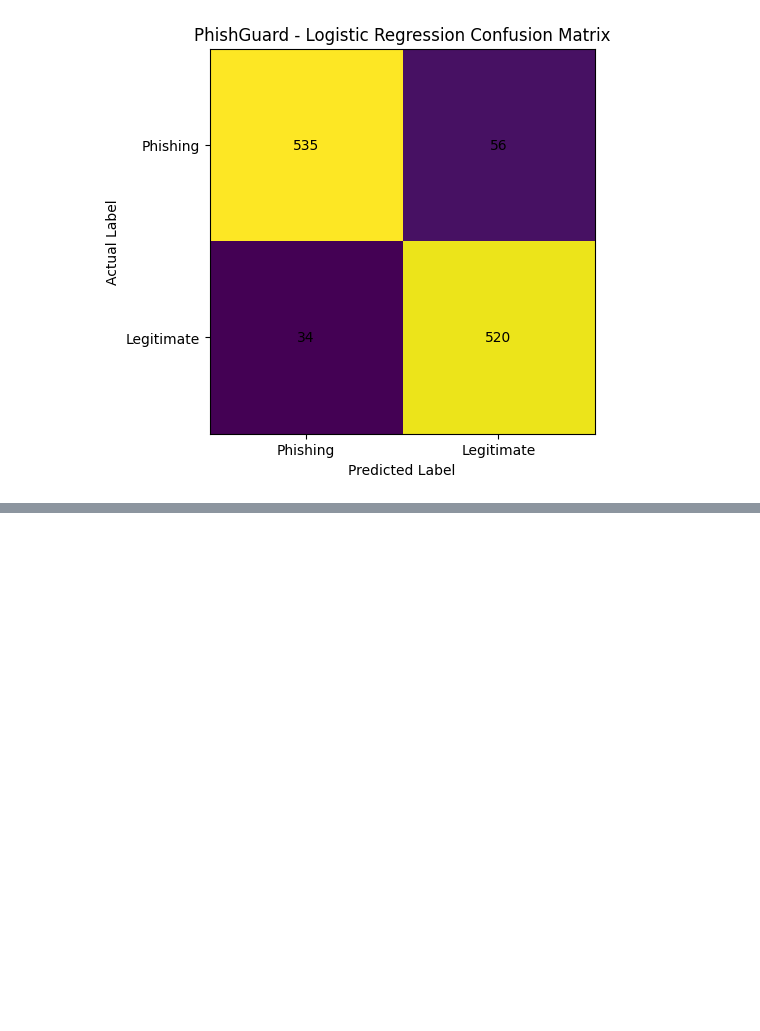
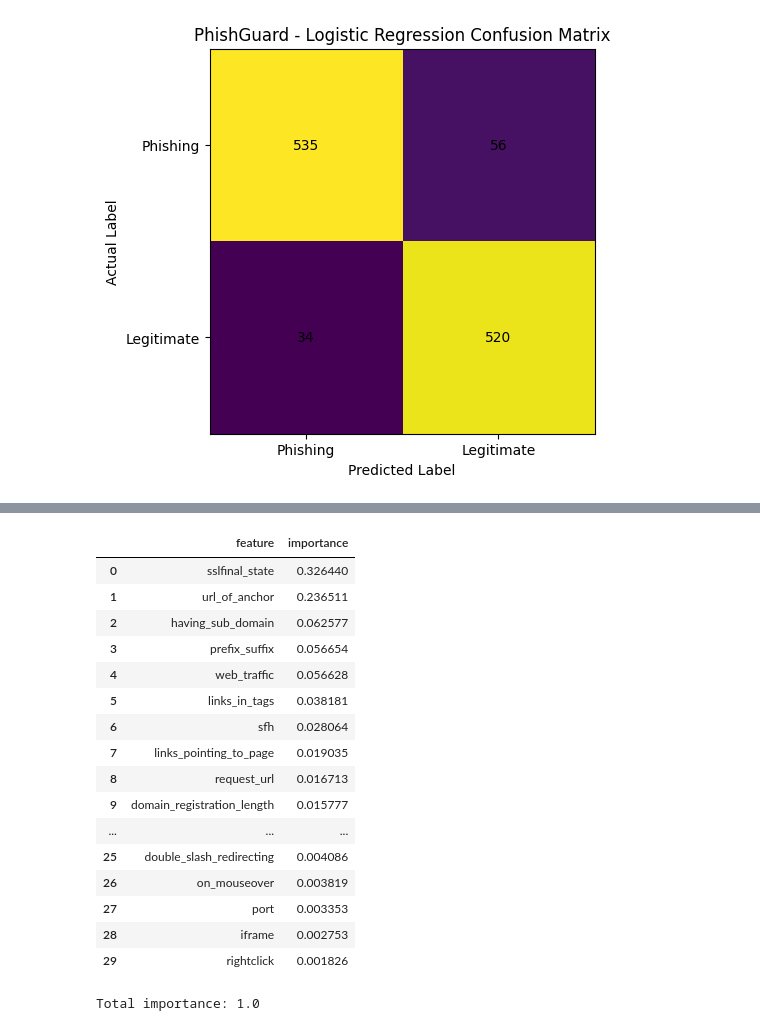
Before and after one commit to Stacklume/PhishGuard, a Jupyter notebook: notebooks/01_dataset_exploration.ipynb, the cells around one changed output, grey strips where cells are left out. Saved outputs shown, nothing was run; the diff lists cells and outputs as text; code cells hidden in the pictures; blank space fills up the shorter version.

```diff
--- a/notebooks/01_dataset_exploration.ipynb
+++ b/notebooks/01_dataset_exploration.ipynb
@@ -612,0 +807,29 @@ plt.show()
+# %%
+display(
+    feature_importance.reset_index(drop=True)
+)
+# %% [output]
+|  | feature | importance |
+| 0 | sslfinal_state | 0.326440 |
+| 1 | url_of_anchor | 0.236511 |
+| 2 | having_sub_domain | 0.062577 |
+| 3 | prefix_suffix | 0.056654 |
+| 4 | web_traffic | 0.056628 |
+| 5 | links_in_tags | 0.038181 |
+| 6 | sfh | 0.028064 |
+| 7 | links_pointing_to_page | 0.019035 |
+| 8 | request_url | 0.016713 |
+| 9 | domain_registration_length | 0.015777 |
+| ... | ... | ... |
+| 25 | double_slash_redirecting | 0.004086 |
+| 26 | on_mouseover | 0.003819 |
+| 27 | port | 0.003353 |
+| 28 | iframe | 0.002753 |
+| 29 | rightclick | 0.001826 |
+# %%
+print(
+    "Total importance:",
+    feature_importance["importance"].sum()
+)
+# %% [output]
+Total importance: 1.0
```
Also changed, not shown: parts of 13 cells of this notebook.
